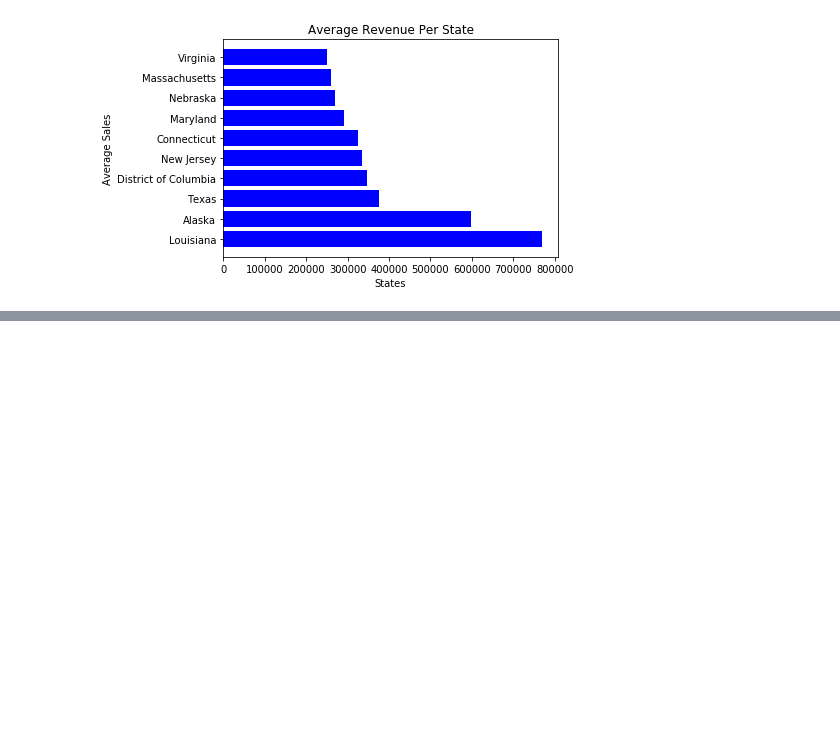
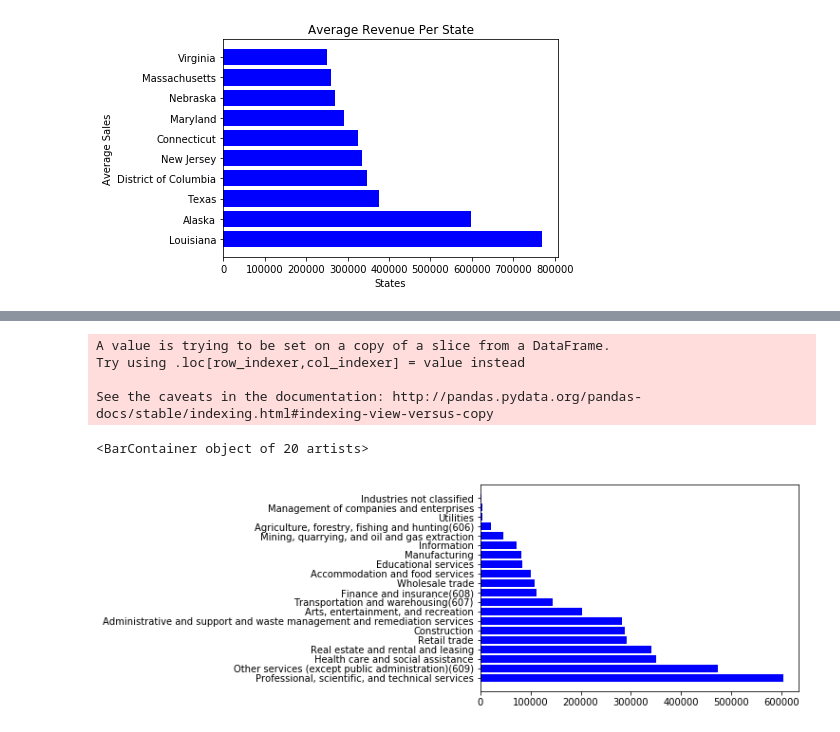
Before and after one commit to tafolabi/Project_Alpha, a Jupyter notebook: Project_Alpha.ipynb, the cells around one changed output, grey strips where cells are left out. Cells and saved outputs as stored; diff of their text form; code cells hidden in the pictures; blank space fills up the shorter version.

Commit message:
total number of firms per sector

```diff
--- a/Project_Alpha.ipynb
+++ b/Project_Alpha.ipynb
@@ -129,3 +129,8 @@ plt.ylabel("Average Sales")
 plt.savefig("Output/avgsales.png")
 # %% [output]
 [figure]
+# %%
+# Drop total firms for each sector in order to retrieve values for individual sectors
+drop = new_data[new_data.Sector != "Total for all sectors"]
+#drop = new_data.drop(index="Total for all sectors", columns=Sector)
+drop.head(10)
@@ -132,13 +149,19 @@ plt.savefig("Output/avgsales.png")
 # %%
 # Total number of firms per industry
-new_data["Number of Firms"] = new_data["Number of Firms"].astype(float)
+drop["Number of Firms"] = drop["Number of Firms"].astype(float)
 # groupby sector and maximum number of firms to retrtieve the maximum number of firms in each sector
-
-sector_groupby = new_data.groupby("Sector").agg({"Sector": "unique" "Number of Firms": "max"})
-#sector_firms = sector_groupby["Sector"]
-#sector_firms2 = sector_groupby["Number of Firms"]
-# plot bar chart
-#plt.bar(sector_firms, sector_firms2, color="blue")
-#plt.title("Numbe of Firms per Sector")
-#plt.xlabel("Sectors")
-#plt.ylabel("Number of Firms")
+sector_groupby = drop.groupby("Sector").agg({"Number of Firms": "max"})
+sector_groupby = sector_groupby.sort_values("Number of Firms", ascending=False)
+# reset index of the data frame
+sector_groupby.reset_index(inplace=True)
+sectors = sector_groupby["Sector"].tolist()
+firms = sector_groupby["Number of Firms"].tolist()
+#sector = pd.applySeries(sector_groupby)
+plt.barh(sectors, firms, color="b")
+# %% [output]
+A value is trying to be set on a copy of a slice from a DataFrame.
+Try using .loc[row_indexer,col_indexer] = value instead
+
+See the caveats in the documentation: http://pandas.pydata.org/pandas-docs/stable/indexing.html#indexing-view-versus-copy
+<BarContainer object of 20 artists>
+[figure, added]
```
Also changed, not shown: parts of 1 cell of this notebook.
